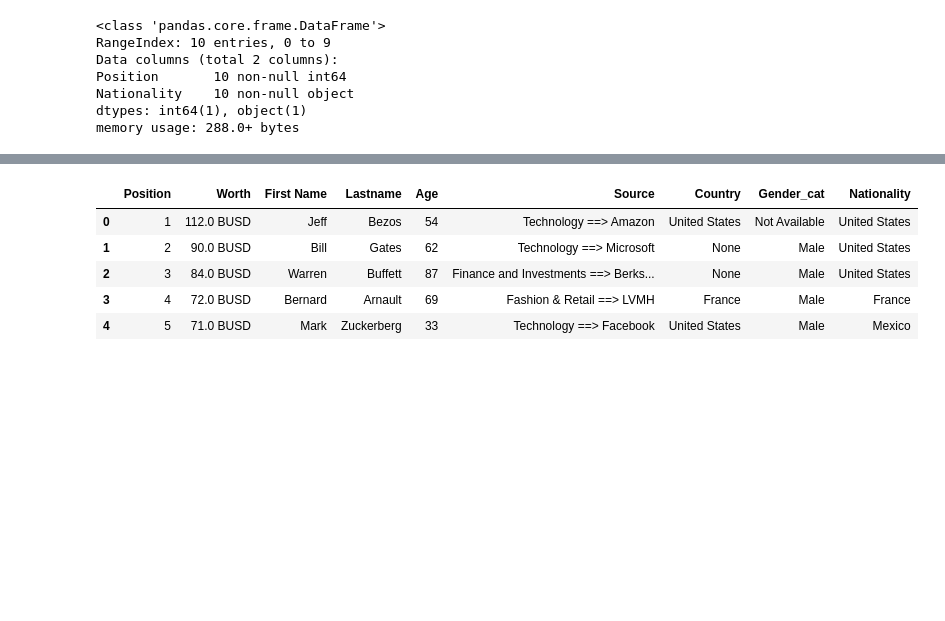
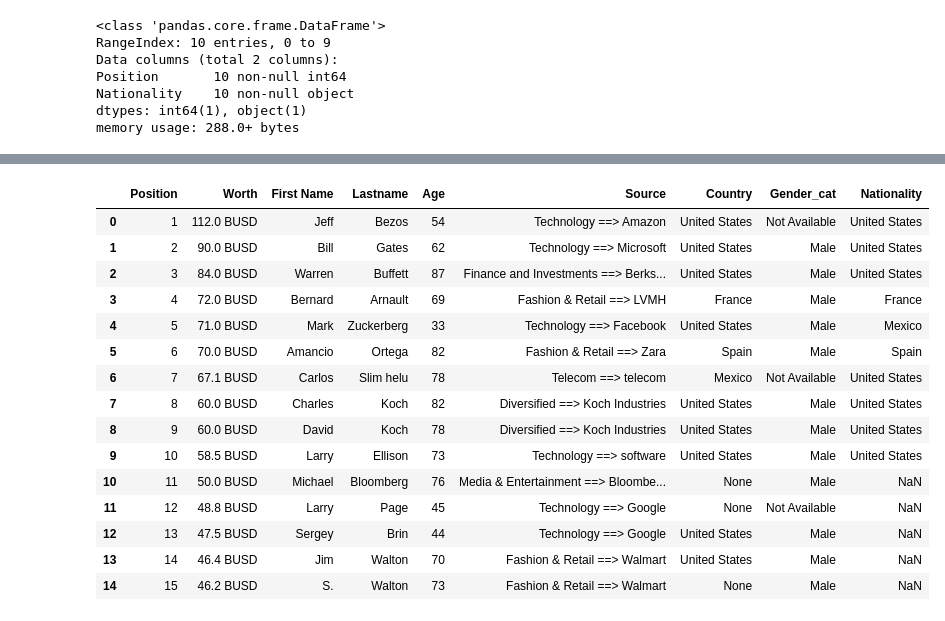
Before and after one commit to sbraca/Ironhack-Module-1-Project-hatching, a Jupyter notebook: notebooks/pipelines_test.ipynb, the cells around one changed output, grey strips where cells are left out. Drawn from its saved outputs; the diff is of its cells as text; code cells hidden in the pictures; blank space fills up the shorter version.

```diff
--- a/notebooks/pipelines_test.ipynb
+++ b/notebooks/pipelines_test.ipynb
@@ -531,6 +534,8 @@ top10_df = top10_df.astype({"Position": int})
 # %%
 def merge1 (df1,df2):
     merged_df = pd.merge(df1, df2, on='Position', how='outer')
+    merged_df['Country'] = np.where(merged_df['Country'] == 'None', merged_df['Nationality'], merged_df['Country'])
+    merged_df[['Country']] = merged_df[['Country']].fillna('None')
     return merged_df
 # %%
 merged_df = merge1(final_df, top10_df)
@@ -547,9 +625,19 @@ memory usage: 288.0+ bytes
 # %%
-merged_df.head()
+merged_df.head(15)
 # %% [output]
 |  | Position | Worth | First Name | Lastname | Age | Source | Country | Gender_cat | Nationality |
 | 0 | 1 | 112.0 BUSD | Jeff | Bezos | 54 | Technology ==> Amazon | United States | Not Available | United States |
-| 1 | 2 | 90.0 BUSD | Bill | Gates | 62 | Technology ==> Microsoft | None | Male | United States |
-| 2 | 3 | 84.0 BUSD | Warren | Buffett | 87 | Finance and Investments ==> Berks... | None | Male | United States |
+| 1 | 2 | 90.0 BUSD | Bill | Gates | 62 | Technology ==> Microsoft | United States | Male | United States |
+| 2 | 3 | 84.0 BUSD | Warren | Buffett | 87 | Finance and Investments ==> Berks... | United States | Male | United States |
 | 3 | 4 | 72.0 BUSD | Bernard | Arnault | 69 | Fashion & Retail ==> LVMH | France | Male | France |
 | 4 | 5 | 71.0 BUSD | Mark | Zuckerberg | 33 | Technology ==> Facebook | United States | Male | Mexico |
+| 5 | 6 | 70.0 BUSD | Amancio | Ortega | 82 | Fashion & Retail ==> Zara | Spain | Male | Spain |
+| 6 | 7 | 67.1 BUSD | Carlos | Slim helu | 78 | Telecom ==> telecom | Mexico | Not Available | United States |
+| 7 | 8 | 60.0 BUSD | Charles | Koch | 82 | Diversified ==> Koch Industries | United States | Male | United States |
+| 8 | 9 | 60.0 BUSD | David | Koch | 78 | Diversified ==> Koch Industries | United States | Male | United States |
+| 9 | 10 | 58.5 BUSD | Larry | Ellison | 73 | Technology ==> software | United States | Male | United States |
+| 10 | 11 | 50.0 BUSD | Michael | Bloomberg | 76 | Media & Entertainment ==> Bloombe... | None | Male | NaN |
+| 11 | 12 | 48.8 BUSD | Larry | Page | 45 | Technology ==> Google | None | Not Available | NaN |
+| 12 | 13 | 47.5 BUSD | Sergey | Brin | 44 | Technology ==> Google | United States | Male | NaN |
+| 13 | 14 | 46.4 BUSD | Jim | Walton | 70 | Fashion & Retail ==> Walmart | United States | Male | NaN |
+| 14 | 15 | 46.2 BUSD | S. | Walton | 73 | Fashion & Retail ==> Walmart | None | Male | NaN |
```
Also changed, not shown: parts of 34 cells of this notebook, 5 other files.
